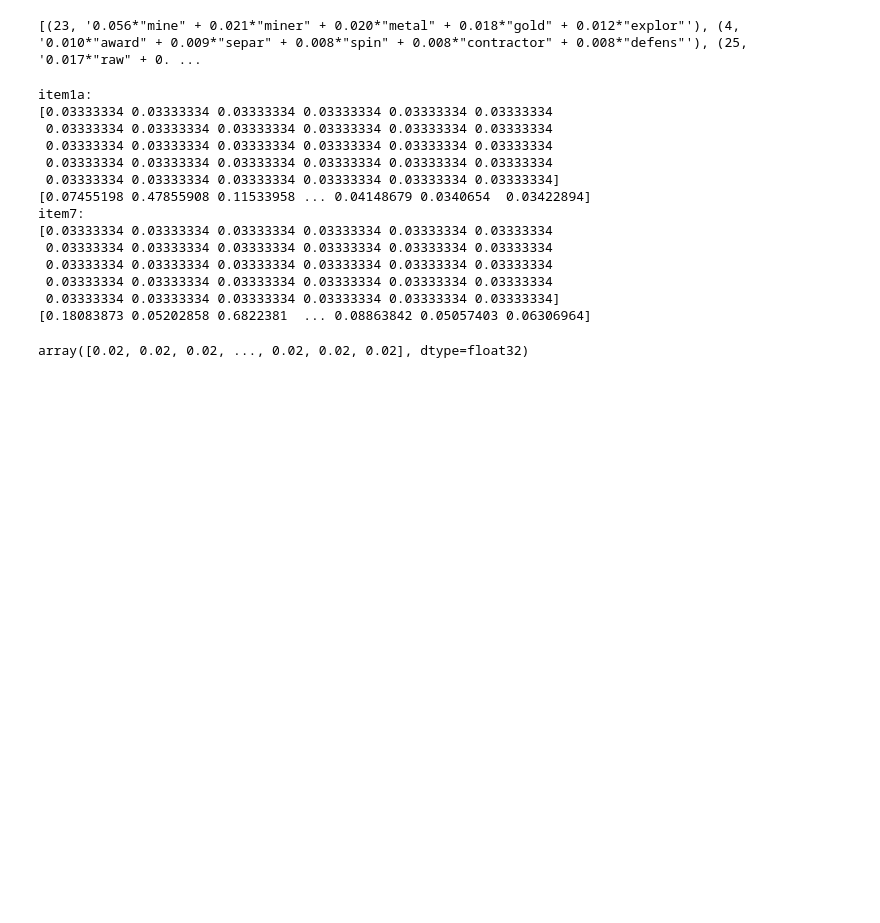
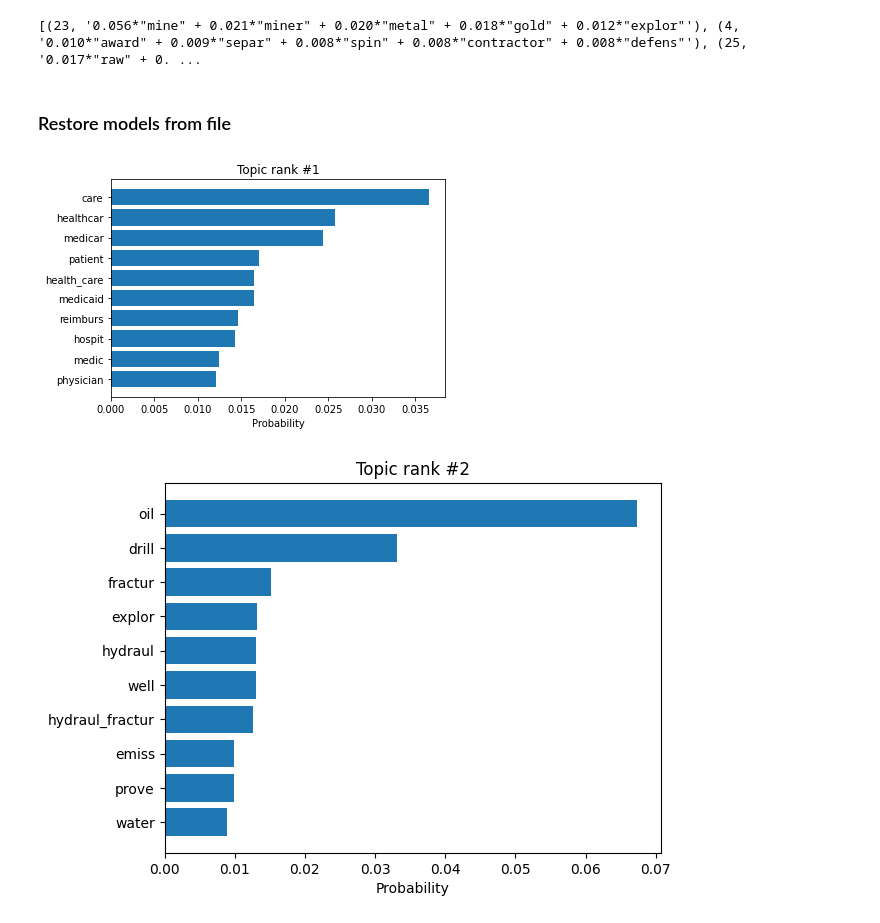
Before and after one commit to bsinghpratap/voya_project_spring21, a Jupyter notebook: LDA/Vanilla-LDA.ipynb, the cells around one changed output. Drawn from its saved outputs; the diff is of its cells as text; code cells hidden in the pictures; blank space fills up the shorter version.

Commit message:
Updated vanilla LDA approach. Added plot_topics function to util

```diff
--- a/LDA/Vanilla-LDA.ipynb
+++ b/LDA/Vanilla-LDA.ipynb
@@ -18,5 +16,6 @@ data, X, y = load_data(path='../../Files/')
 # %%
-corpus, id2word = load_gensim_data((2014, 2017), path='../../Files/gensim/')
+YEARS = (2012, 2016)
+corpus, id2word = load_gensim_data(YEARS, path='../../Files/gensim/')
 # %%
 params = {
     'num_topics': 30,
@@ -64,25 +50,20 @@ for doc_idx in range(item1a.shape[0]):
-# %%
-for item in items:
-    lda_model = models[item]
-    print(f'{item}:')
-    print(lda_model.alpha)
-    print(lda_model.eta)
-# %% [output]
-item1a:
-[0.03333334 0.03333334 0.03333334 0.03333334 0.03333334 0.03333334
- 0.03333334 0.03333334 0.03333334 0.03333334 0.03333334 0.03333334
- 0.03333334 0.03333334 0.03333334 0.03333334 0.03333334 0.03333334
- 0.03333334 0.03333334 0.03333334 0.03333334 0.03333334 0.03333334
- 0.03333334 0.03333334 0.03333334 0.03333334 0.03333334 0.03333334]
-[0.07455198 0.47855908 0.11533958 ... 0.04148679 0.0340654  0.03422894]
-item7:
-[0.03333334 0.03333334 0.03333334 0.03333334 0.03333334 0.03333334
- 0.03333334 0.03333334 0.03333334 0.03333334 0.03333334 0.03333334
- 0.03333334 0.03333334 0.03333334 0.03333334 0.03333334 0.03333334
- 0.03333334 0.03333334 0.03333334 0.03333334 0.03333334 0.03333334
- 0.03333334 0.03333334 0.03333334 0.03333334 0.03333334 0.03333334]
-[0.18083873 0.05202858 0.6822381  ... 0.08863842 0.05057403 0.06306964]
-# %%
-lda_model.eta
-# %% [output]
-array([0.02, 0.02, 0.02, ..., 0.02, 0.02, 0.02], dtype=float32)
+# %%
+for model_name in models:
+    model[model_name].save(f'./{YEARS[0]}-{YEARS[1]}_{model_name}.gnsm')
+# %% [markdown]
+### Restore models from file
+# %%
+models = {
+    '1a': None,
+    '7': None
+}
+
+for model_name in models:
+    models[model_name] = LdaMulticore.load(f'../../models/{YEARS[0]}-{YEARS[1]}_{model_name}.gnsm')
+# %%
+from util import plot_topics
+
+plot_topics(models['1a'], corpus['1a'])
+# %% [output]
+[figure, added]
+[figure, added]
```
Also changed, not shown: parts of 5 cells of this notebook, 3 other files.
